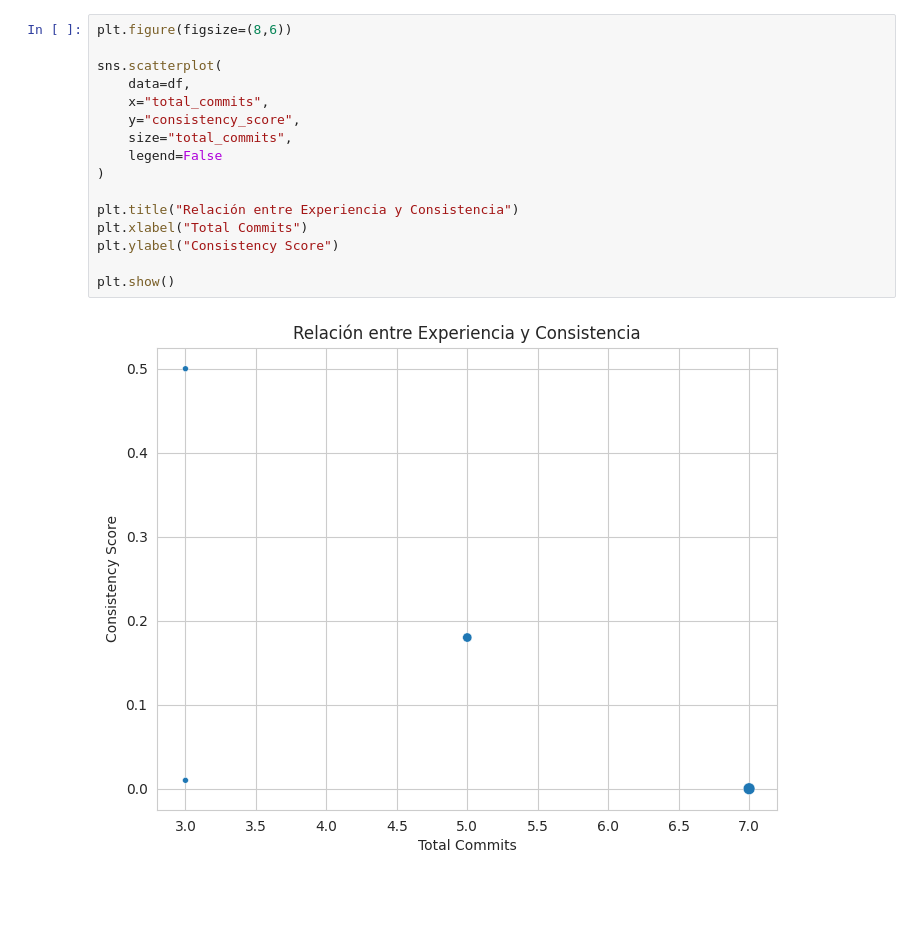
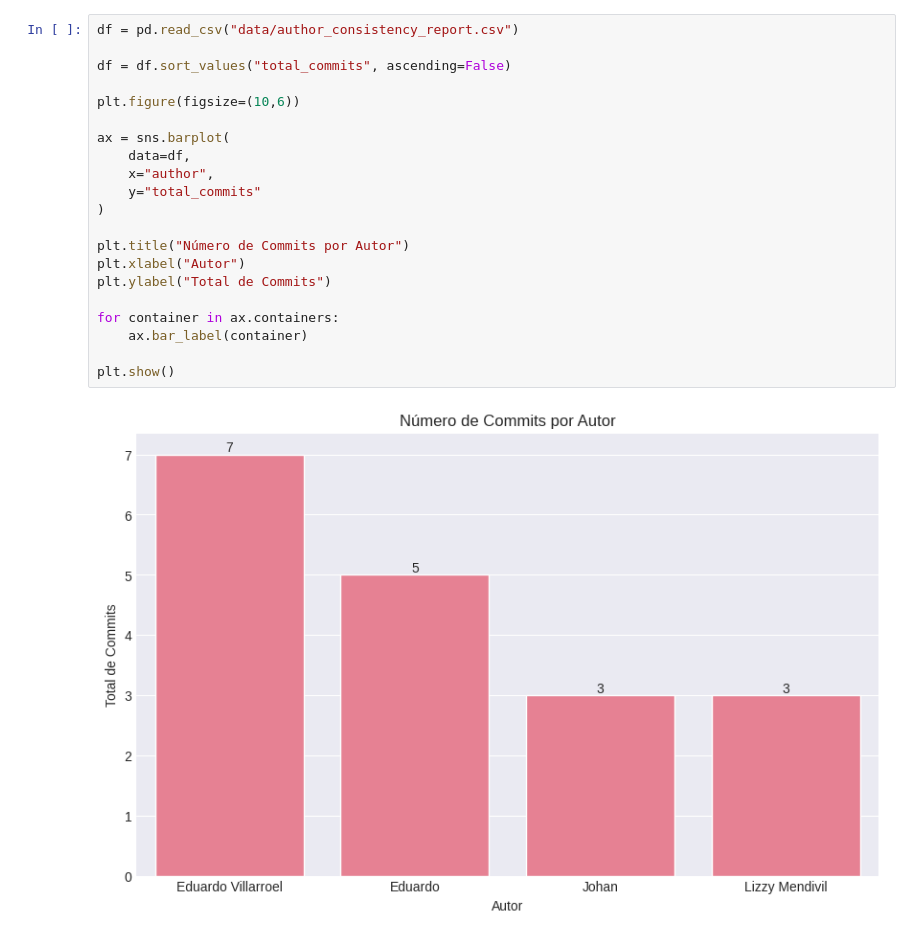
Before and after one commit to Johan-py/loreRepo, a Jupyter notebook: plots.ipynb, the cells around one changed output. Drawn from its saved outputs; the diff is of its cells as text; blank space fills up the shorter version.

```diff
--- a/plots.ipynb
+++ b/plots.ipynb
@@ -61,18 +65,23 @@ plt.show()
 # %%
-plt.figure(figsize=(8,6))
+df = pd.read_csv("data/author_consistency_report.csv")
 
-sns.scatterplot(
+df = df.sort_values("total_commits", ascending=False)
+
+plt.figure(figsize=(10,6))
+
+ax = sns.barplot(
     data=df,
-    x="total_commits",
-    y="consistency_score",
-    size="total_commits",
-    legend=False
+    x="author",
+    y="total_commits"
 )
 
-plt.title("Relación entre Experiencia y Consistencia")
-plt.xlabel("Total Commits")
-plt.ylabel("Consistency Score")
+plt.title("Número de Commits por Autor")
+plt.xlabel("Autor")
+plt.ylabel("Total de Commits")
+
+for container in ax.containers:
+    ax.bar_label(container)
 
 plt.show()
 # %% [output]
-[figure, old version]
+[figure, new version]
```
Also changed, not shown: parts of 9 cells of this notebook, 29 other files.
